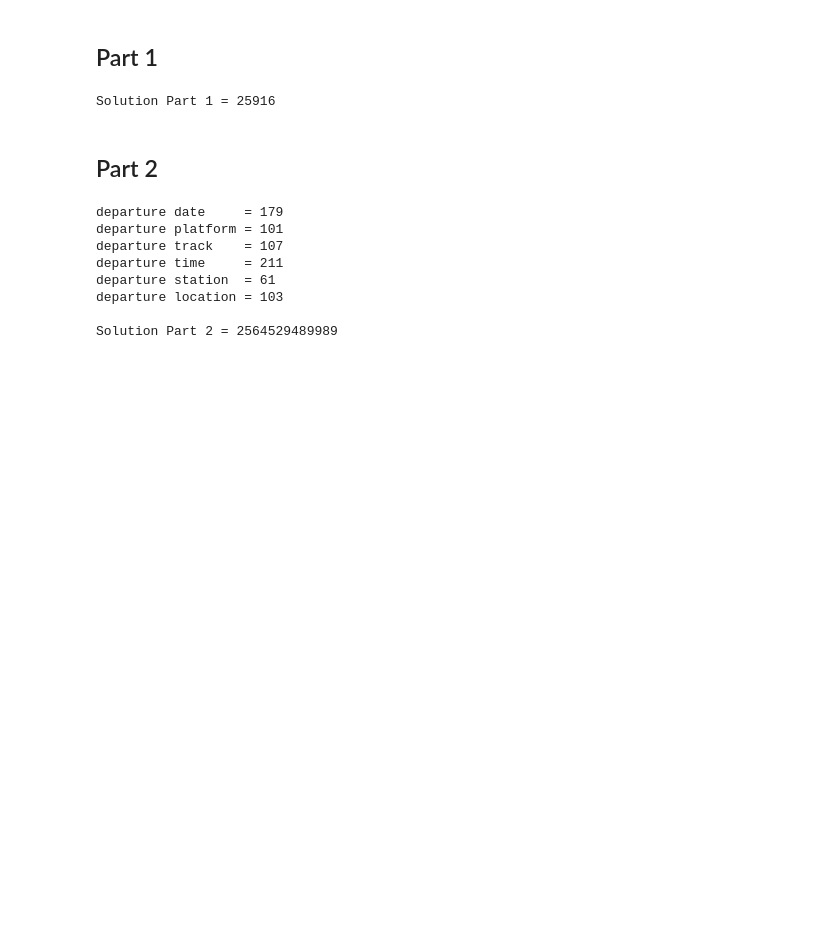
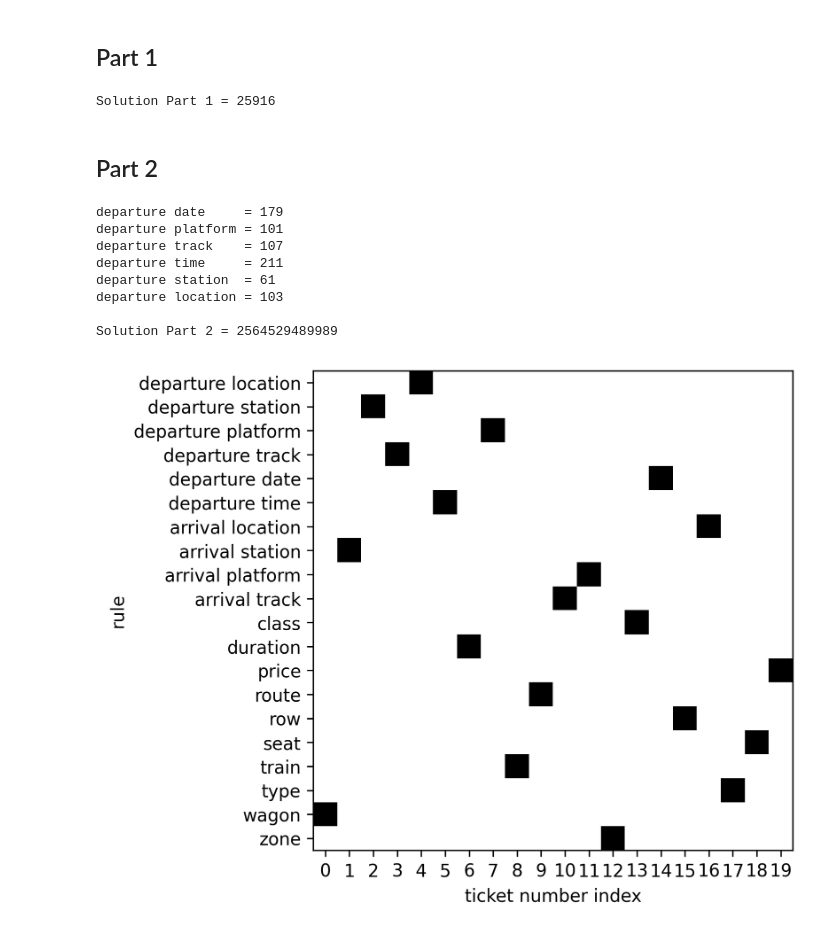
Before and after one commit to marcodelmastro/AdventOfCode2020, a Jupyter notebook: Day 16.ipynb, the cells around one changed output. Saved outputs shown, nothing was run; the diff lists cells and outputs as text; code cells hidden in the pictures; blank space fills up the shorter version.

Commit message:
Day 16 visualisation

```diff
--- a/Day 16.ipynb
+++ b/Day 16.ipynb
@@ -173,3 +173,17 @@ departure station  = 61
 departure location = 103
 
 Solution Part 2 = 2564529489989
+# %%
+import matplotlib.pyplot as plt
+
+fig, ax = plt.subplots(figsize=(5,5),dpi=300)
+ax.set_yticklabels(rulenames)
+plt.yticks(range(len(rulenames)))
+plt.xticks(range(len(rulenames)))
+im = ax.imshow(resand,cmap="binary")
+ax.set_xlabel('ticket number index')
+ax.set_ylabel('rule')
+
+plt.show()
+# %% [output]
+[figure, added]
```
